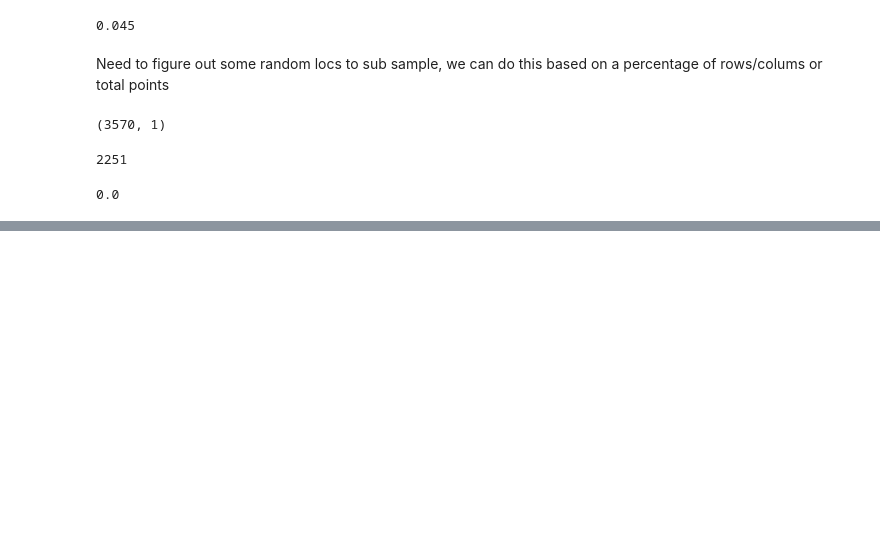
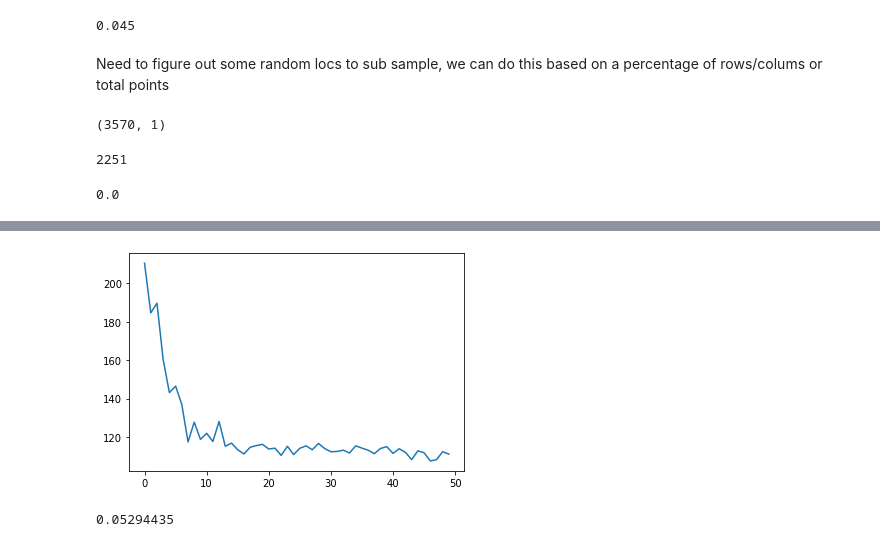
Before and after one commit to awright101/thesis_work_gaialens, a Jupyter notebook: Wine_Dataset_Work.ipynb, the cells around one changed output, grey strips where cells are left out. Cells and saved outputs as stored; diff of their text form; code cells hidden in the pictures; blank space fills up the shorter version.

```diff
--- a/Wine_Dataset_Work.ipynb
+++ b/Wine_Dataset_Work.ipynb
@@ -110,0 +134,6 @@ df.isna().sum().sum()
+# %%
+scaler = MinMaxScaler()
+scaler.fit(df.to_numpy())
+df_scaled = scaler.transform(df.to_numpy())
+# %%
+darray = df_scaled
@@ -110,0 +152,53 @@ df.isna().sum().sum()
+# %%
+def RMSE(darray,recon):
+    return np.sqrt(np.mean(np.square(darray - recon)))
+# %%
+   #Sending scaled data to device
+
+dtensor = torch.FloatTensor(darray[100:,:])
+device = torch.device("cpu")
+model = VAE(num_feats = 20,latent_dims=2).to(device)
+optimizer = optim.Adam(model.parameters(), lr=1e-4)
+
+
+
+def train_model(data_array=dtensor,model_in=model,
+                optimizer_in=optimizer,device_in=device,epochs=50,batch_size=125):
+
+
+    data_iter = DataLoader(dtensor,batch_size=batch_size, shuffle=True)
+    model_in.train()
+
+    loss_store = []
+
+    for epoch in range(epochs):
+        for (idx, batch) in enumerate(data_iter):
+
+
+            batch_in = batch.float()
+
+
+            drecon,mu,log_var =  model(batch_in)
+            optimizer_in.zero_grad()
+            loss = model_in.loss(drecon, batch_in)
+            loss.backward()
+            optimizer_in.step()
+
+
+        loss_store.append(loss.item())
+
+
+    plt.plot(loss_store)
+    plt.show()
+
+    model_in.eval()
+    drecon,mu,log_var =  model(dtensor)
+    recon_array = drecon.detach().numpy()
+    input_array = dtensor.detach().numpy()#dtensor.detach().numpy()
+
+    return RMSE(input_array,recon_array)
+
+train_model()
+# %% [output]
+[figure, added]
+0.05294435
```
Also changed, not shown: parts of 16 cells of this notebook, 3 other files.
